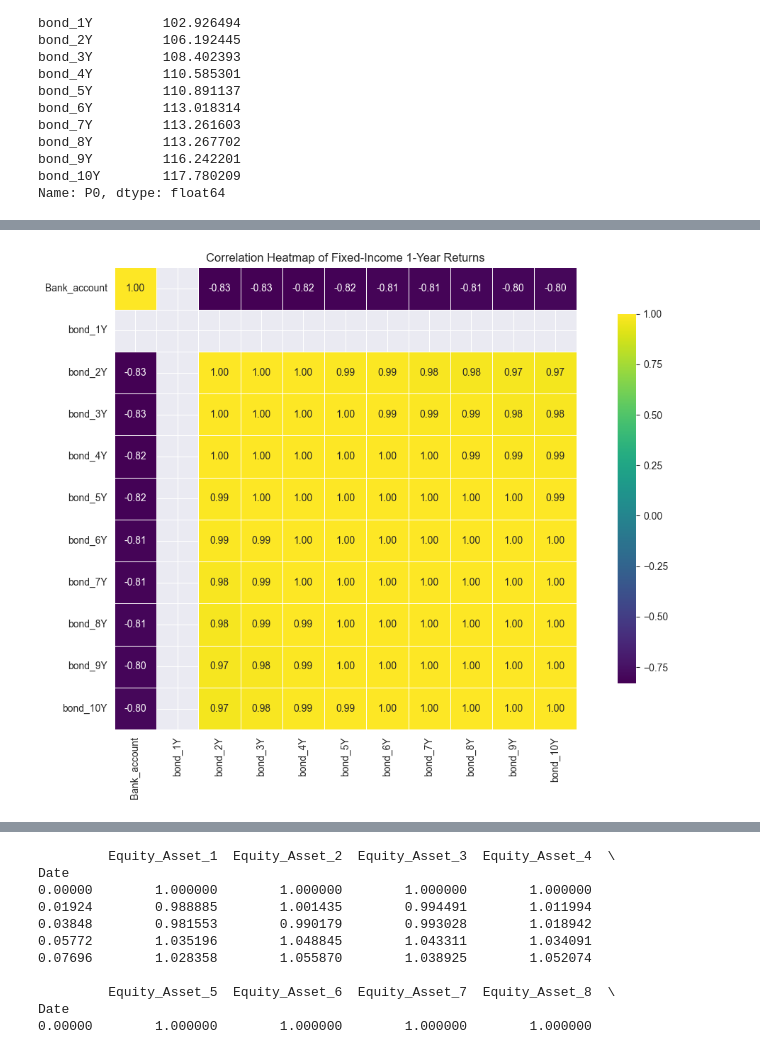
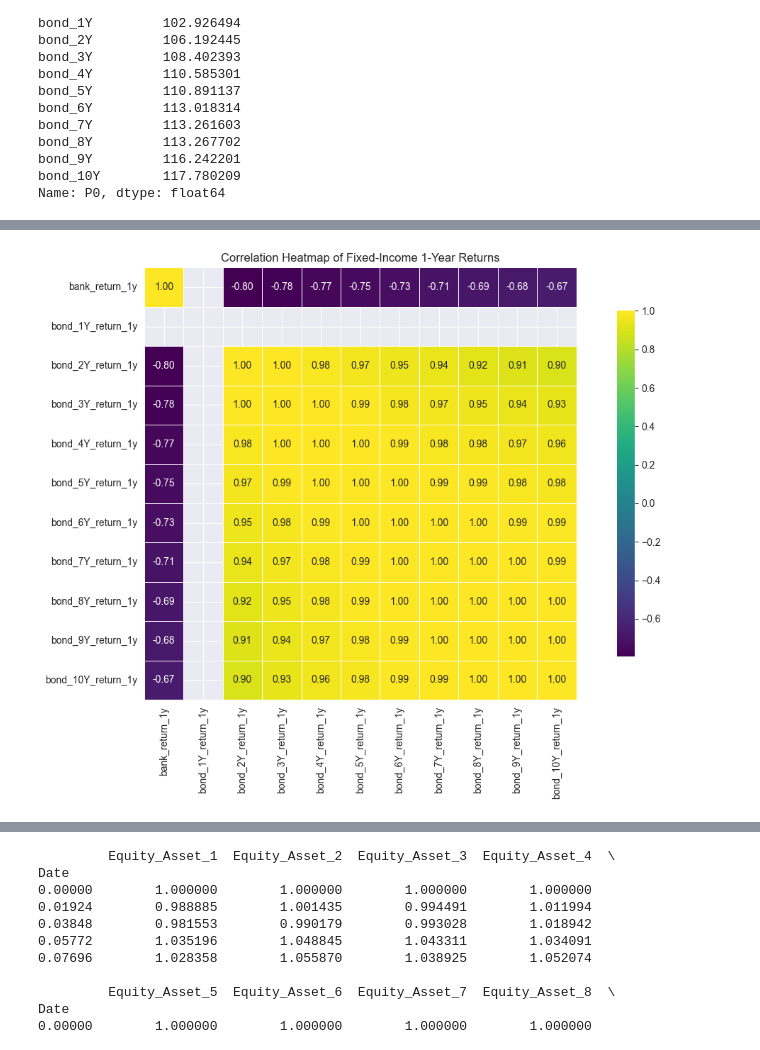
Before and after one commit to Madsnhr/FinEcon, a Jupyter notebook: Exam 2025/codeing/Solution.ipynb, the cells around one changed output, grey strips where cells are left out. Drawn from its saved outputs; the diff is of its cells as text; code cells hidden in the pictures.

```diff
--- a/Exam 2025/codeing/Solution.ipynb
+++ b/Exam 2025/codeing/Solution.ipynb
@@ -710,0 +830,32 @@ Example first-path short rates (first few steps):
+# %%
+obs_yields = term_structure.iloc[-1][[f"y_{m}Y" for m in maturities]].values
+
+# Pack params into x = [y1, y2, theta1, theta2]
+def mse_theta_states(x):
+    y1, y2, th1, th2 = x
+
+    f1 = CIRFactorQ(kappa=factor1.kappa, theta=th1, sigma=factor1.sigma)
+    f2 = CIRFactorQ(kappa=factor2.kappa, theta=th2, sigma=factor2.sigma)
+
+    curve = TwoFactorCIRCurve(y1, y2, f1, f2)
+    model_yields = np.array([-np.log(curve.discount_factor(float(m))) / float(m) for m in maturities])
+
+    return np.mean((model_yields - obs_yields) ** 2)
+
+x0 = np.array([y1_0_fit, y2_0_fit, factor1.theta, factor2.theta], dtype=float)
+
+bounds = [
+    (1e-8, None),   # y1
+    (1e-8, None),   # y2
+    (1e-8, None),   # theta1
+    (1e-8, None),   # theta2
+]
+
+res = minimize(mse_theta_states, x0=x0, bounds=bounds)
+y1_0_fit, y2_0_fit, theta1_fit, theta2_fit = res.x
+
+print("Fitted:", y1_0_fit, y2_0_fit, theta1_fit, theta2_fit)
+
+# Update your factors for the simulation/pricing pipeline
+factor1 = CIRFactorQ(kappa=factor1.kappa, theta=theta1_fit, sigma=factor1.sigma)
+factor2 = CIRFactorQ(kappa=factor2.kappa, theta=theta2_fit, sigma=factor2.sigma)
@@ -710,0 +879,5 @@ Example first-path short rates (first few steps):
+# %%
+dy1 = np.diff(factors_df["y1"].values)
+dy2 = np.diff(factors_df["y2"].values)
+rho_hat = np.corrcoef(dy1, dy2)[0,1]
+rho_hat
@@ -886,24 +1121,24 @@ Passing `palette` without assigning `hue` is deprecated and will be removed in v
 # %%
 # Compute correlation matrix
-corr_matrix = fi_returns.corr()
+corr_matrix = returns_1y.corr()
 
 fig, ax = plt.subplots(figsize=(12, 8))
 
 sns.heatmap(
     corr_matrix,
     annot=True,
     cmap="viridis",
     linewidths=0.5,
     fmt=".2f",
     square=True,
     cbar_kws={"shrink": 0.8}
 )
 
 plt.title("Correlation Heatmap of Fixed-Income 1-Year Returns")
 plt.tight_layout()
 plt.show()
 # %% [output]
-[figure, old version]
+[figure, new version]
 # %%
 # r_paths: shape (num_sims, 53), columns = weeks 0..52
 num_sims, n_steps_plus1 = r_paths.shape
```
Also changed, not shown: parts of 25 cells of this notebook, 1 other file.
